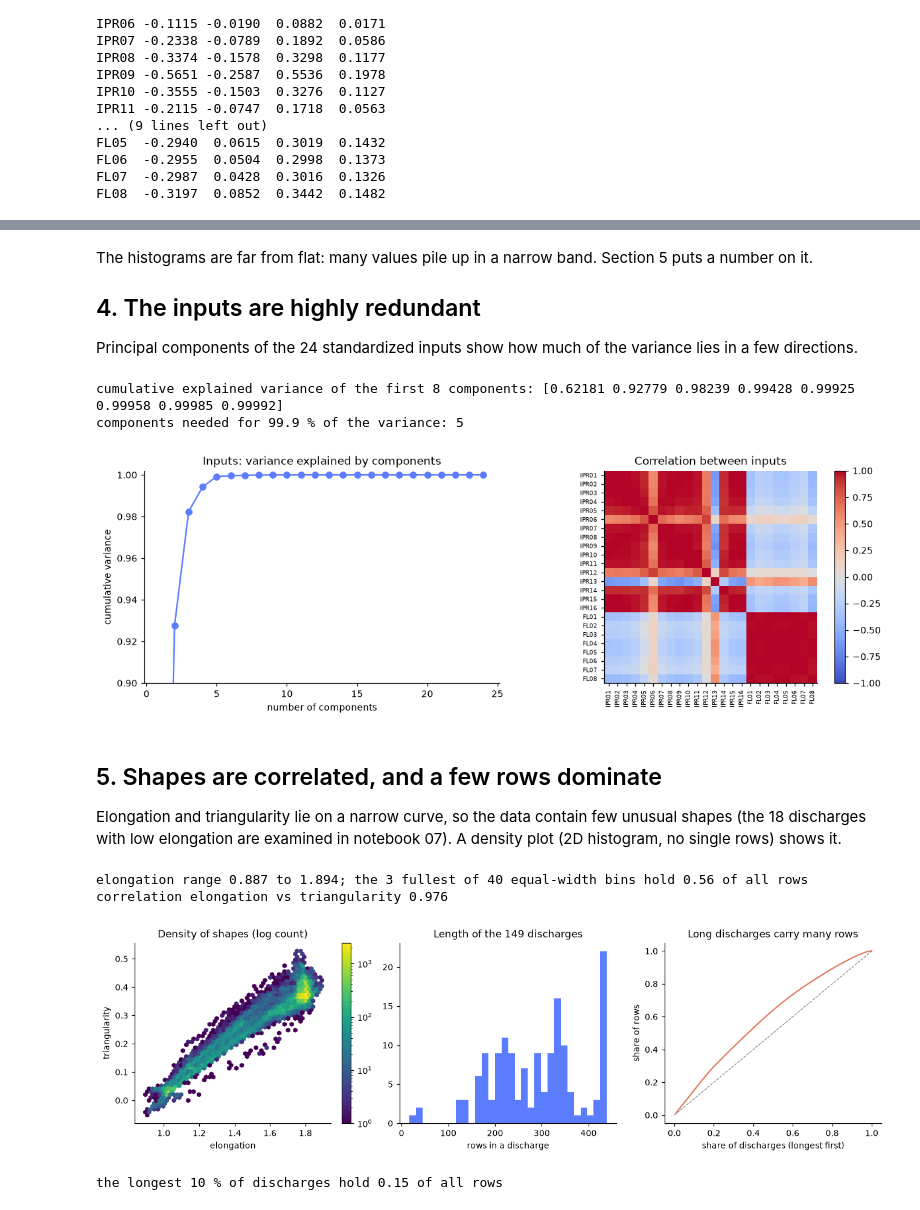
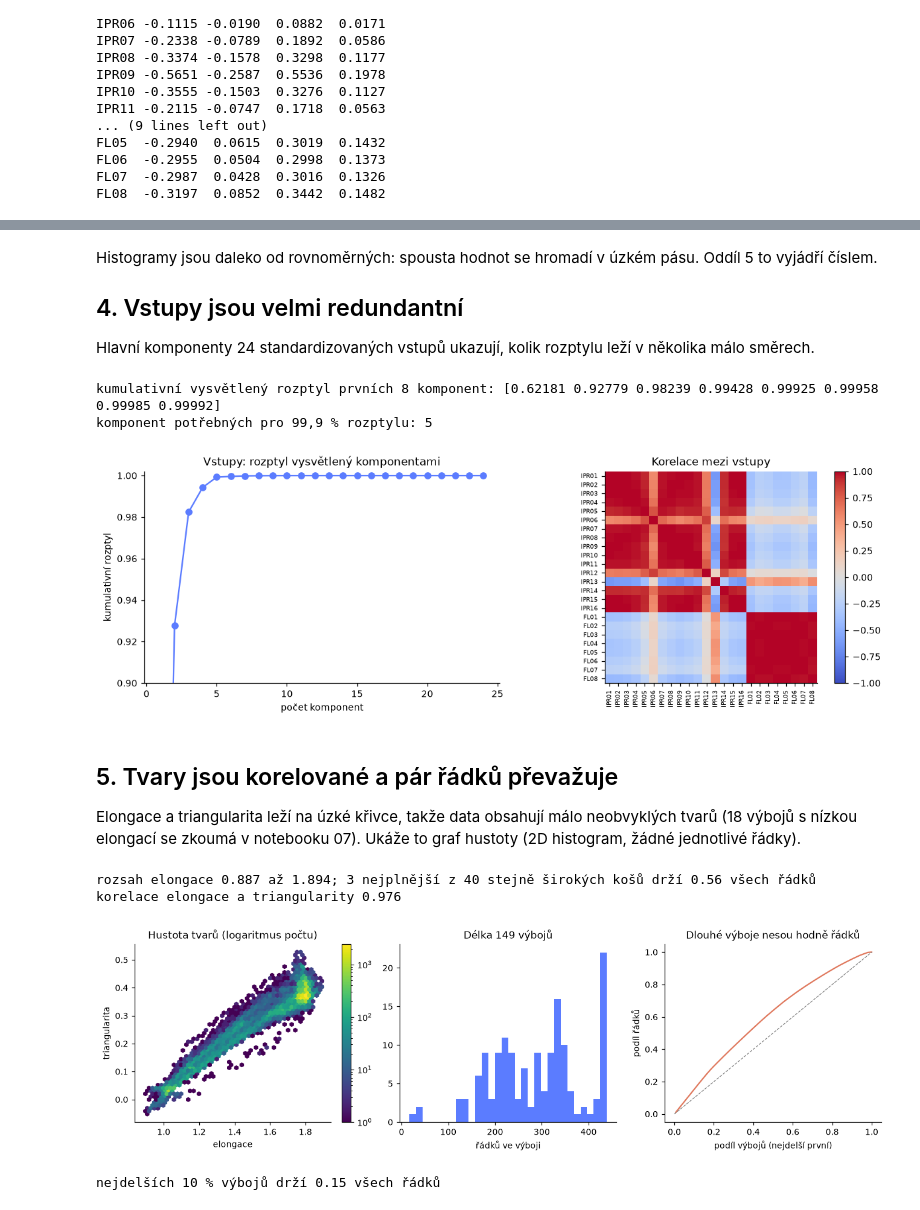
Before and after one commit to mschiller890/hackathon, a Jupyter notebook: notebooks/01_data_exploration.ipynb, the cells around one changed output, grey strips where cells are left out. Drawn from its saved outputs; the diff is of its cells as text; code cells hidden in the pictures.

```diff
--- a/notebooks/01_data_exploration.ipynb
+++ b/notebooks/01_data_exploration.ipynb
@@ -91,8 +91,8 @@ rows = []
 for t in C.TARGETS:
     scale, unit = C.UNIT[t]
     v = Y[M[:, J[t]], J[t]] * scale
-    rows.append(dict(target=t, unit=unit or "-", present=M[:, J[t]].mean(), mean=v.mean(), std=v.std(), min=v.min(), max=v.max()))
-print(pd.DataFrame(rows).set_index("target").round(4).to_string())
+    rows.append(dict(cíl=t, jednotka=unit or "-", přítomno=M[:, J[t]].mean(), průměr=v.mean(), sm_odch=v.std(), min=v.min(), max=v.max()))
+print(pd.DataFrame(rows).set_index("cíl").round(4).to_string())
 
 lim = Y[:, J["is_limited"]] > 0.5
 KEY["limited_share"] = float(lim.mean())
@@ -103,9 +103,9 @@ for t in ("R_x_point", "Z_x_point", "R_strike_point_1", "R_strike_point_2"):
 KEY["rows_missing_in_always_present_targets"] = int((~M[:, J["plasma_current"]]).sum())
 KEY["negative_current_share"] = float(np.nanmean(Y[:, J["plasma_current"]] < 0))
 print()
-print(f"rows with a missing plasma_current (and elongation, triangularity): {KEY['rows_missing_in_always_present_targets']}")
-print(f"limited rows: {lim.mean():.3f}; plasma current negative in {KEY['negative_current_share']:.3f} of the rows")
+print(f"řádky bez plasma_current (a elongace, triangularity): {KEY['rows_missing_in_always_present_targets']}")
+print(f"podíl limiterových řádků: {lim.mean():.3f}; proud plazmatu je záporný v {KEY['negative_current_share']:.3f} řádků")
 for k, v in KEY.items():
     if "present_equals" in k:
-        print(f"  share of rows where '{k.split('_present')[0]}' is present exactly as expected: {v:.4f}")
+        print(f"  podíl řádků, kde '{k.split('_present')[0]}' je přítomno přesně podle očekávání: {v:.4f}")
 # %% [output]
@@ -141,9 +141,9 @@ fig.tight_layout(); plt.show()
 # %% [markdown]
-The histograms are far from flat: many values pile up in a narrow band. Section 5 puts a number on it.
+Histogramy jsou daleko od rovnoměrných: spousta hodnot se hromadí v úzkém pásu. Oddíl 5 to vyjádří číslem.
 
-## 4. The inputs are highly redundant
+## 4. Vstupy jsou velmi redundantní
 
-Principal components of the 24 standardized inputs show how much of the variance lies in a few directions.
+Hlavní komponenty 24 standardizovaných vstupů ukazují, kolik rozptylu leží v několika málo směrech.
 # %%
 Z = ((X - X.mean(0)) / X.std(0)).astype(np.float64)
 ev = np.linalg.svd(Z, compute_uv=False) ** 2
@@ -151,54 +151,54 @@ ev /= ev.sum()
 cum = np.cumsum(ev)
 KEY["pca_components_for_99_9pct"] = int(np.searchsorted(cum, 0.999) + 1)
 KEY["pca_cumulative_first5"] = [round(float(v), 5) for v in cum[:5]]
-print("cumulative explained variance of the first 8 components:", np.round(cum[:8], 5))
-print("components needed for 99.9 % of the variance:", KEY["pca_components_for_99_9pct"])
+print("kumulativní vysvětlený rozptyl prvních 8 komponent:", np.round(cum[:8], 5))
+print("komponent potřebných pro 99,9 % rozptylu:", KEY["pca_components_for_99_9pct"])
 
 corr = np.corrcoef(Z.T)
 off = corr[np.triu_indices(24, 1)]
 KEY["input_abs_corr_median"] = float(np.median(np.abs(off)))
 fig, ax = plt.subplots(1, 2, figsize=(11, 3.8))
 ax[0].plot(range(1, 25), cum, marker="o", color="#5b7cff")
-ax[0].set_ylim(0.9, 1.002); ax[0].set_xlabel("number of components"); ax[0].set_ylabel("cumulative variance")
-ax[0].set_title("Inputs: variance explained by components")
+ax[0].set_ylim(0.9, 1.002); ax[0].set_xlabel("počet komponent"); ax[0].set_ylabel("kumulativní rozptyl")
+ax[0].set_title("Vstupy: rozptyl vysvětlený komponentami")
 im = ax[1].imshow(corr, cmap="coolwarm", vmin=-1, vmax=1)
 ax[1].set_xticks(range(24)); ax[1].set_xticklabels(x_cols, rotation=90, fontsize=6)
 ax[1].set_yticks(range(24)); ax[1].set_yticklabels(x_cols, fontsize=6)
-ax[1].set_title("Correlation between inputs")
+ax[1].set_title("Korelace mezi vstupy")
 fig.colorbar(im, ax=ax[1], fraction=0.046); fig.tight_layout(); plt.show()
 # %% [output]
-cumulative explained variance of the first 8 components: [0.62181 0.92779 0.98239 0.99428 0.99925 0.99958 0.99985 0.99992]
-components needed for 99.9 % of the variance: 5
+kumulativní vysvětlený rozptyl prvních 8 komponent: [0.62181 0.92779 0.98239 0.99428 0.99925 0.99958 0.99985 0.99992]
+komponent potřebných pro 99,9 % rozptylu: 5
-[figure, old version]
+[figure, new version]
 # %% [markdown]
-## 5. Shapes are correlated, and a few rows dominate
+## 5. Tvary jsou korelované a pár řádků převažuje
 
-Elongation and triangularity lie on a narrow curve, so the data contain few unusual shapes (the 18 discharges with low elongation are examined in notebook 07). A density plot
-(2D histogram, no single rows) shows it.
+Elongace a triangularita leží na úzké křivce, takže data obsahují málo neobvyklých tvarů (18 výbojů s nízkou elongací se zkoumá v notebooku 07). Ukáže to graf hustoty
+(2D histogram, žádné jednotlivé řádky).
 # %%
 ok = M[:, J["elongation"]] & M[:, J["triangularity"]]
 el, tr = Y[ok, J["elongation"]], Y[ok, J["triangularity"]]
 KEY["corr_elongation_triangularity"] = float(np.corrcoef(el, tr)[0, 1])
 hist, edges = np.histogram(el, bins=40)
 KEY["elongation_top3_bins_of_40_share"] = float(np.sort(hist)[-3:].sum() / len(el))
 KEY["elongation_range"] = [float(el.min()), float(el.max())]
-print(f"elongation range {el.min():.3f} to {el.max():.3f}; the 3 fullest of 40 equal-width bins hold {KEY['elongation_top3_bins_of_40_share']:.2f} of all rows")
-print(f"correlation elongation vs triangularity {KEY['corr_elongation_triangularity']:.3f}")
+print(f"rozsah elongace {el.min():.3f} až {el.max():.3f}; 3 nejplnější z 40 stejně širokých košů drží {KEY['elongation_top3_bins_of_40_share']:.2f} všech řádků")
+print(f"korelace elongace a triangularity {KEY['corr_elongation_triangularity']:.3f}")
 fig, ax = plt.subplots(1, 3, figsize=(12, 3.6))
 h = ax[0].hexbin(el, tr, gridsize=50, bins="log", cmap="viridis", mincnt=1)
-ax[0].set_xlabel("elongation"); ax[0].set_ylabel("triangularity"); ax[0].set_title("Density of shapes (log count)")
+ax[0].set_xlabel("elongace"); ax[0].set_ylabel("triangularita"); ax[0].set_title("Hustota tvarů (logaritmus počtu)")
 fig.colorbar(h, ax=ax[0], fraction=0.046)
-ax[1].hist(per.values, bins=30, color="#5b7cff"); ax[1].set_xlabel("rows in a discharge"); ax[1].set_title("Length of the 149 discharges")
+ax[1].hist(per.values, bins=30, color="#5b7cff"); ax[1].set_xlabel("řádků ve výboji"); ax[1].set_title("Délka 149 výbojů")
 top = per.sort_values(ascending=False)
 KEY["top10pct_discharges_row_share"] = float(top.iloc[: int(round(0.1 * len(top)))].sum() / top.sum())
 ax[2].plot(np.arange(1, len(top) + 1) / len(top), np.cumsum(top.values) / top.sum(), color="#e07a5f")
 ax[2].plot([0, 1], [0, 1], color="grey", lw=0.8, ls="--")
-ax[2].set_xlabel("share of discharges (longest first)"); ax[2].set_ylabel("share of rows"); ax[2].set_title("Long discharges carry many rows")
+ax[2].set_xlabel("podíl výbojů (nejdelší první)"); ax[2].set_ylabel("podíl řádků"); ax[2].set_title("Dlouhé výboje nesou hodně řádků")
 fig.tight_layout(); plt.show()
-print(f"the longest 10 % of discharges hold {KEY['top10pct_discharges_row_share']:.2f} of all rows")
+print(f"nejdelších 10 % výbojů drží {KEY['top10pct_discharges_row_share']:.2f} všech řádků")
 # %% [output]
-elongation range 0.887 to 1.894; the 3 fullest of 40 equal-width bins hold 0.56 of all rows
-correlation elongation vs triangularity 0.976
+rozsah elongace 0.887 až 1.894; 3 nejplnější z 40 stejně širokých košů drží 0.56 všech řádků
+korelace elongace a triangularity 0.976
-[figure, old version]
+[figure, new version]
-the longest 10 % of discharges hold 0.15 of all rows
+nejdelších 10 % výbojů drží 0.15 všech řádků
 # %% [markdown]
```
Also changed, not shown: parts of 16 cells of this notebook, 9 other files.
